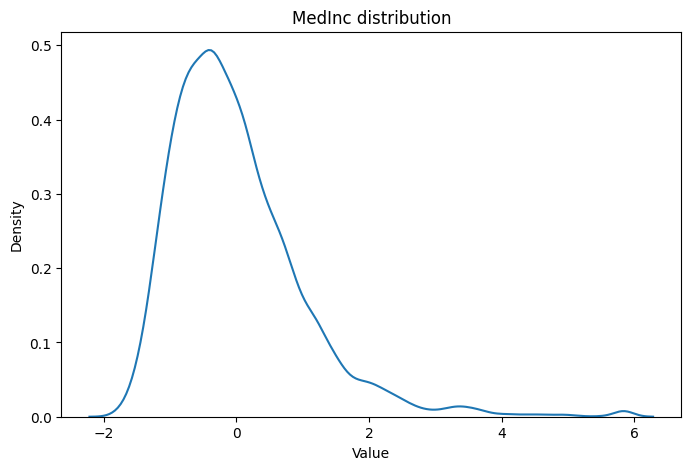
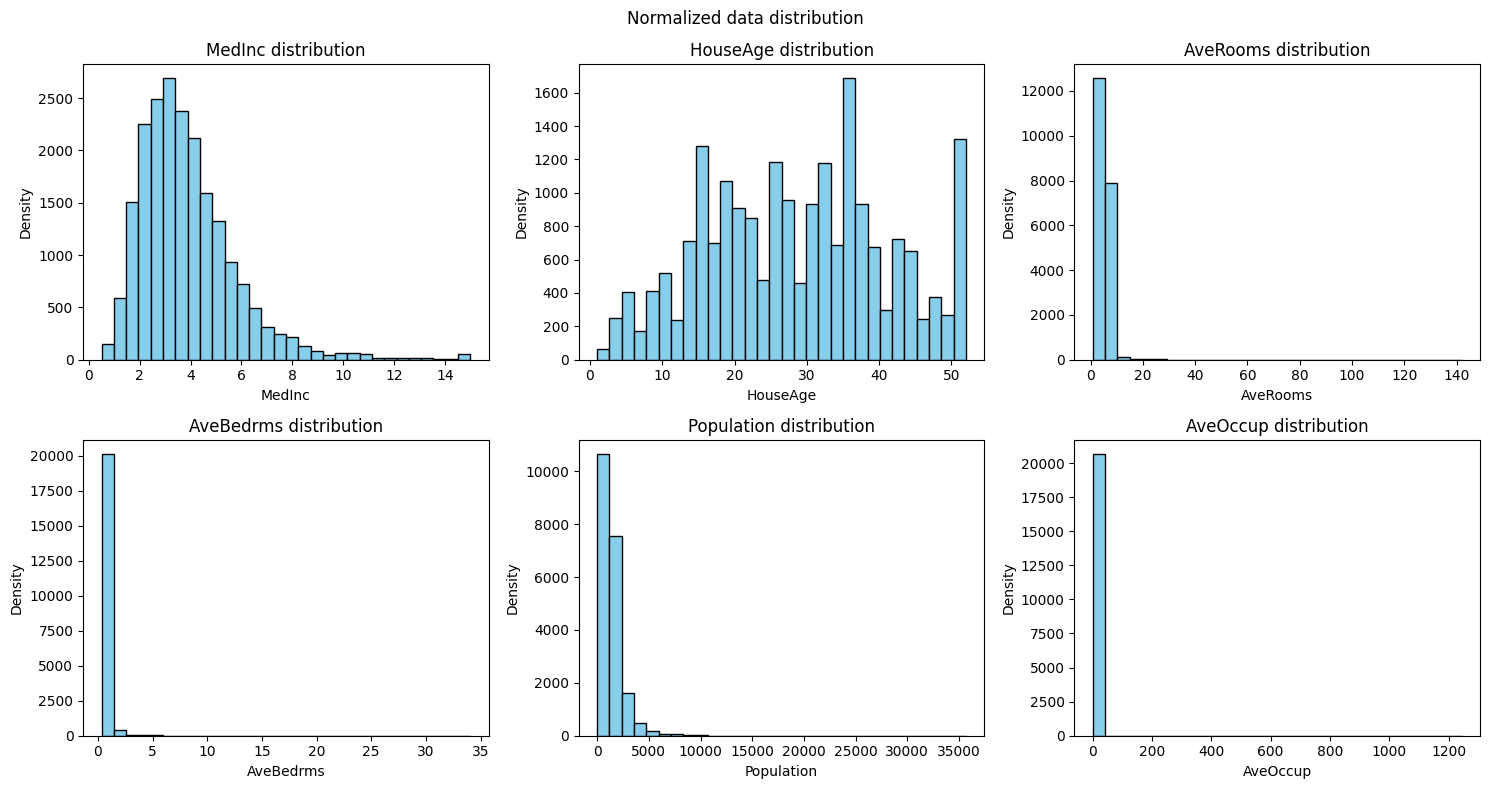
Unified diff of the notebook cell whose output changed from the first chart to the second:
--- before
+++ after
@@ -1,5 +1,24 @@
+import math
 columns = ['MedInc', 'HouseAge', 'AveRooms', 'AveBedrms', 'Population', 'AveOccup']
 
-X_train_scaled.head()
-for col in range(len(columns)):
-    plot_distribution(X_train_scaled, col, columns[col])
+n_cols = 3
+n_rows = math.ceil(len(columns) / n_cols)
+
+fig, axes = plt.subplots(nrows = n_rows, ncols = n_cols, figsize = (15, 4 * n_rows))
+fig.suptitle("Normalized data distribution")
+axes_flat = axes.flatten()
+
+for col, ax in zip(columns, axes_flat):
+    ax.hist(df[col], bins = 30, color = "skyblue", edgecolor = "black")
+    ax.set_title(f"{col} distribution")
+    ax.set_xlabel(col)
+    ax.set_ylabel("Density")
+
+for ax in axes_flat[len(columns):]:
+    ax.set_visible(False)
+
+plt.tight_layout()
+plt.savefig(ROOT / "plots" / "training_data_distribution_normalized.png")
+plt.show()
+
+

Commit: Refactor: Implemented subplot creation for data distribution across features